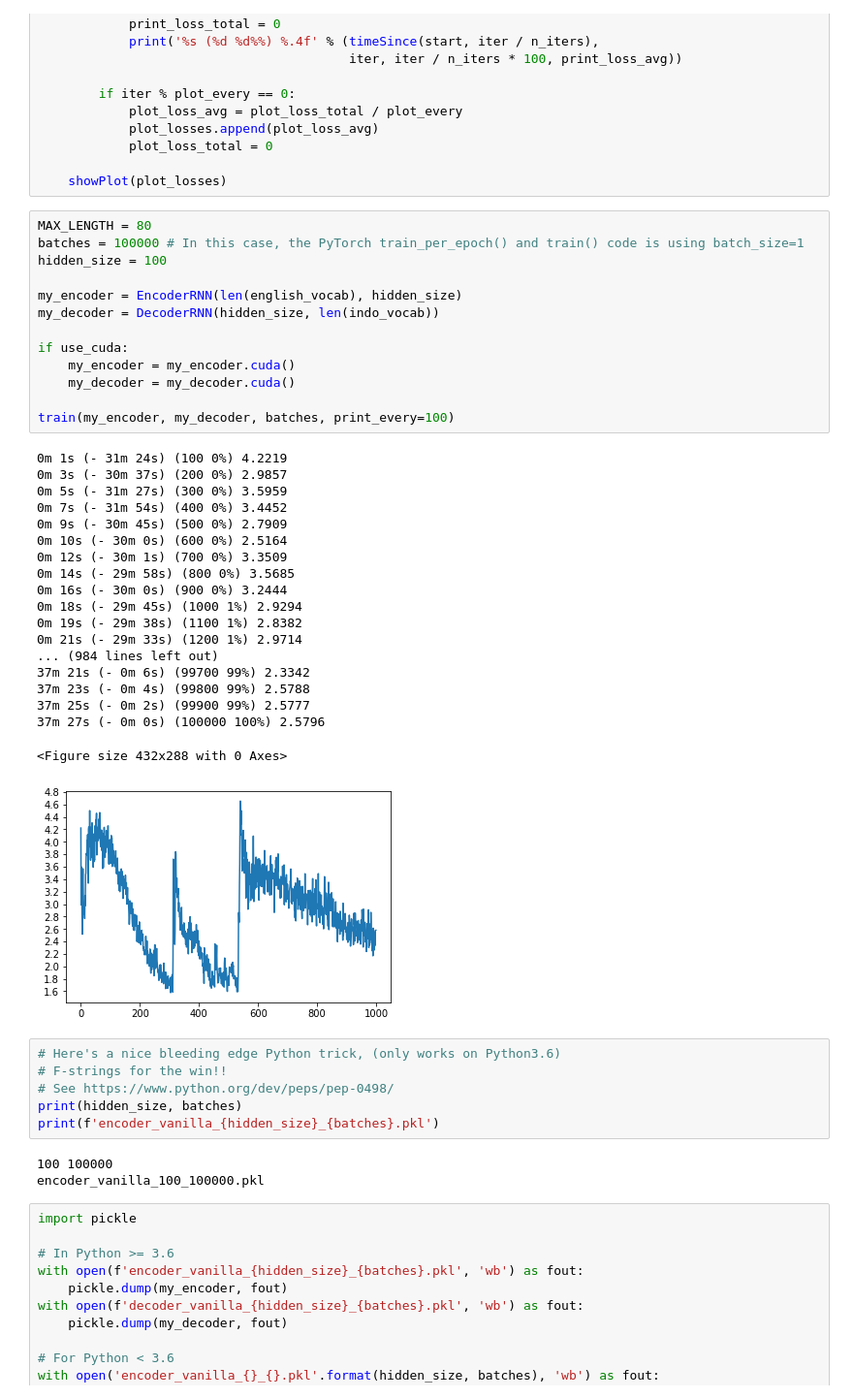
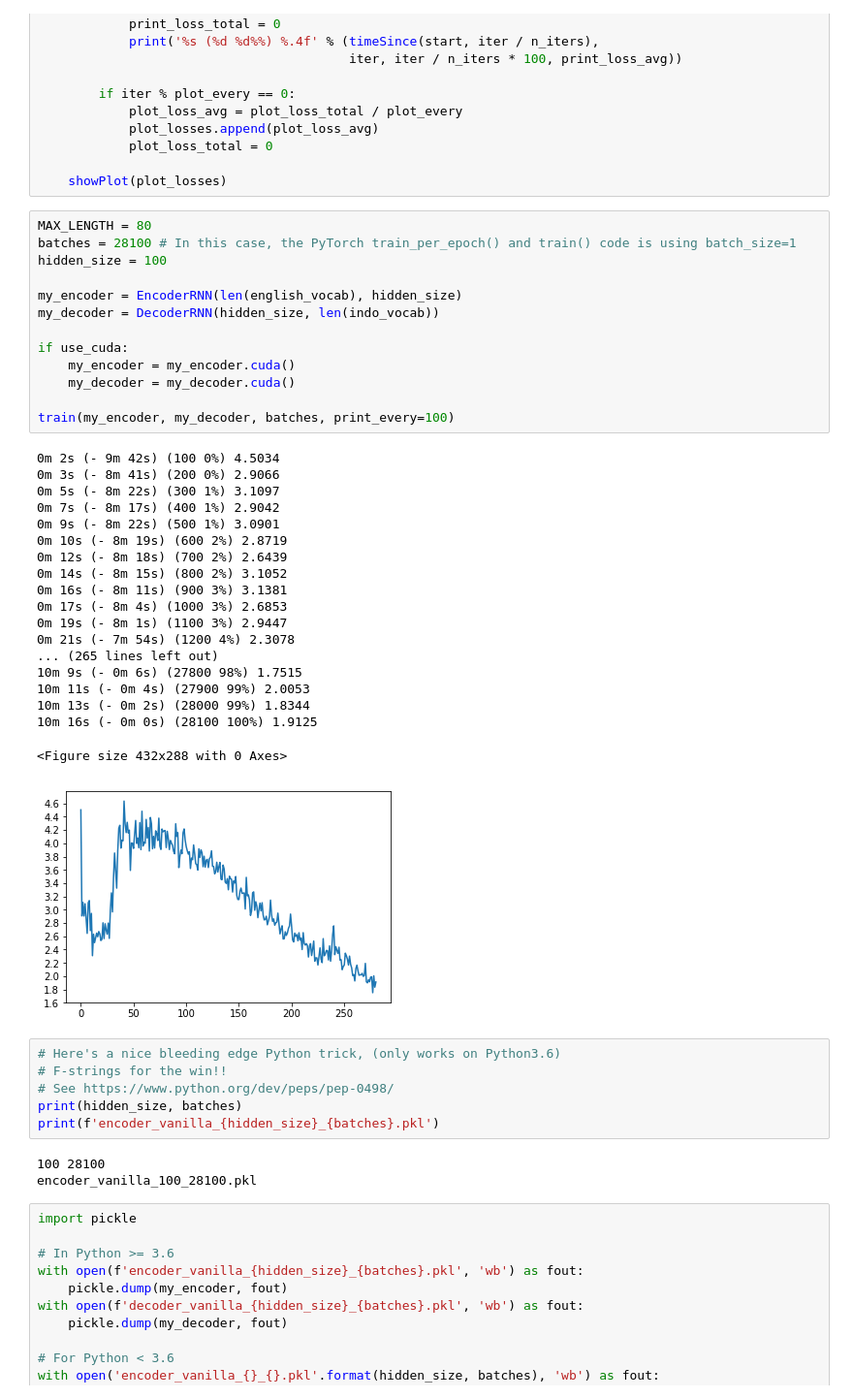
Before and after one commit to lppier/Seq2Seq_Eng2Indo-Translation, a Jupyter notebook: Eng_2_Indo_Pier.ipynb, the cells around one changed output. Shown at 97% size. Drawn from its saved outputs; the diff is of its cells as text.

Commit message:
Updated with new model that takes less epoch to train and works similarly

```diff
--- a/Eng_2_Indo_Pier.ipynb
+++ b/Eng_2_Indo_Pier.ipynb
@@ -784,37 +776,37 @@ def train(encoder, decoder, n_iters, print_every=1000, plot_every=100, learning_
     showPlot(plot_losses)
 # %%
 MAX_LENGTH = 80
-batches = 100000 # In this case, the PyTorch train_per_epoch() and train() code is using batch_size=1
+batches = 28100 # In this case, the PyTorch train_per_epoch() and train() code is using batch_size=1
 hidden_size = 100
 
 my_encoder = EncoderRNN(len(english_vocab), hidden_size)
 my_decoder = DecoderRNN(hidden_size, len(indo_vocab))
 
 if use_cuda:
     my_encoder = my_encoder.cuda()
     my_decoder = my_decoder.cuda()
 
 train(my_encoder, my_decoder, batches, print_every=100)
 # %% [output]
-0m 1s (- 31m 24s) (100 0%) 4.2219
-0m 3s (- 30m 37s) (200 0%) 2.9857
-0m 5s (- 31m 27s) (300 0%) 3.5959
-0m 7s (- 31m 54s) (400 0%) 3.4452
-0m 9s (- 30m 45s) (500 0%) 2.7909
-0m 10s (- 30m 0s) (600 0%) 2.5164
-0m 12s (- 30m 1s) (700 0%) 3.3509
-0m 14s (- 29m 58s) (800 0%) 3.5685
-0m 16s (- 30m 0s) (900 0%) 3.2444
-0m 18s (- 29m 45s) (1000 1%) 2.9294
-0m 19s (- 29m 38s) (1100 1%) 2.8382
-0m 21s (- 29m 33s) (1200 1%) 2.9714
-... (984 lines left out)
-37m 21s (- 0m 6s) (99700 99%) 2.3342
-37m 23s (- 0m 4s) (99800 99%) 2.5788
-37m 25s (- 0m 2s) (99900 99%) 2.5777
-37m 27s (- 0m 0s) (100000 100%) 2.5796
+0m 2s (- 9m 42s) (100 0%) 4.5034
+0m 3s (- 8m 41s) (200 0%) 2.9066
+0m 5s (- 8m 22s) (300 1%) 3.1097
+0m 7s (- 8m 17s) (400 1%) 2.9042
+0m 9s (- 8m 22s) (500 1%) 3.0901
+0m 10s (- 8m 19s) (600 2%) 2.8719
+0m 12s (- 8m 18s) (700 2%) 2.6439
+0m 14s (- 8m 15s) (800 2%) 3.1052
+0m 16s (- 8m 11s) (900 3%) 3.1381
+0m 17s (- 8m 4s) (1000 3%) 2.6853
+0m 19s (- 8m 1s) (1100 3%) 2.9447
+0m 21s (- 7m 54s) (1200 4%) 2.3078
+... (265 lines left out)
+10m 9s (- 0m 6s) (27800 98%) 1.7515
+10m 11s (- 0m 4s) (27900 99%) 2.0053
+10m 13s (- 0m 2s) (28000 99%) 1.8344
+10m 16s (- 0m 0s) (28100 100%) 1.9125
 <Figure size 432x288 with 0 Axes>
-[figure, old version]
+[figure, new version]
 # %%
 # Here's a nice bleeding edge Python trick, (only works on Python3.6)
 # F-strings for the win!!
@@ -822,8 +814,8 @@ train(my_encoder, my_decoder, batches, print_every=100)
 print(hidden_size, batches)
 print(f'encoder_vanilla_{hidden_size}_{batches}.pkl')
 # %% [output]
-100 100000
-encoder_vanilla_100_100000.pkl
+100 28100
+encoder_vanilla_100_28100.pkl
 # %%
 import pickle
 
```
Also changed, not shown: parts of 9 cells of this notebook, 2 other files.
